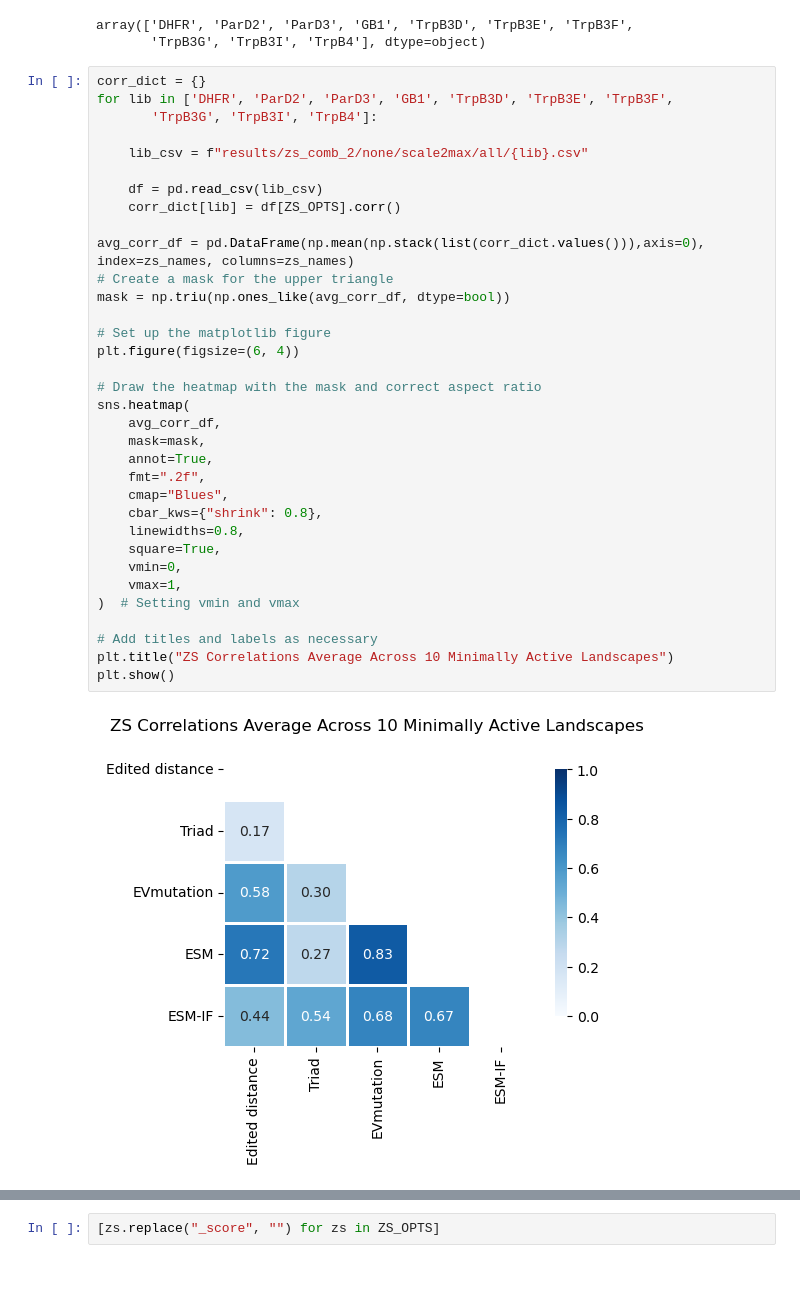
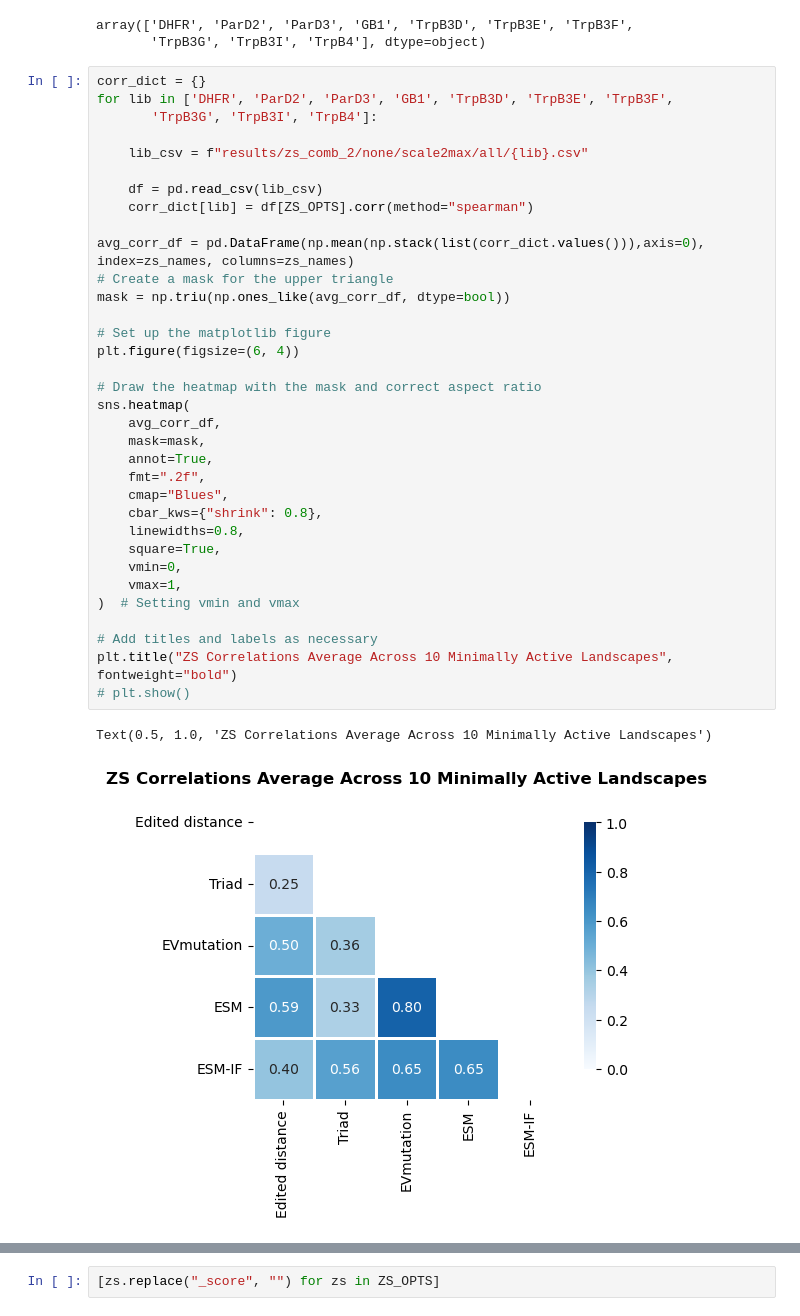
Before and after one commit to fhalab/SSMuLA, a Jupyter notebook: sandbox/zs_corr_avg_ls.ipynb, the cells around one changed output, grey strips where cells are left out. Saved outputs shown, nothing was run; the diff lists cells and outputs as text; blank space fills up the shorter version.

```diff
--- a/sandbox/zs_corr_avg_ls.ipynb
+++ b/sandbox/zs_corr_avg_ls.ipynb
@@ -262,34 +262,35 @@ corr_dict = {}
 for lib in ['DHFR', 'ParD2', 'ParD3', 'GB1', 'TrpB3D', 'TrpB3E', 'TrpB3F',
        'TrpB3G', 'TrpB3I', 'TrpB4']:
 
     lib_csv = f"results/zs_comb_2/none/scale2max/all/{lib}.csv"
 
     df = pd.read_csv(lib_csv)
-    corr_dict[lib] = df[ZS_OPTS].corr()
+    corr_dict[lib] = df[ZS_OPTS].corr(method="spearman")
 
 avg_corr_df = pd.DataFrame(np.mean(np.stack(list(corr_dict.values())),axis=0), index=zs_names, columns=zs_names)
 # Create a mask for the upper triangle
 mask = np.triu(np.ones_like(avg_corr_df, dtype=bool))
 
 # Set up the matplotlib figure
 plt.figure(figsize=(6, 4))
 
 # Draw the heatmap with the mask and correct aspect ratio
 sns.heatmap(
     avg_corr_df,
     mask=mask,
     annot=True,
     fmt=".2f",
     cmap="Blues",
     cbar_kws={"shrink": 0.8},
     linewidths=0.8,
     square=True,
     vmin=0,
     vmax=1,
 )  # Setting vmin and vmax
 
 # Add titles and labels as necessary
-plt.title("ZS Correlations Average Across 10 Minimally Active Landscapes")
-plt.show()
+plt.title("ZS Correlations Average Across 10 Minimally Active Landscapes", fontweight="bold")
+# plt.show()
 # %% [output]
+Text(0.5, 1.0, 'ZS Correlations Average Across 10 Minimally Active Landscapes')
-[figure, old version]
+[figure, new version]
```
Also changed, not shown: parts of 10 cells of this notebook, 2 other files.
